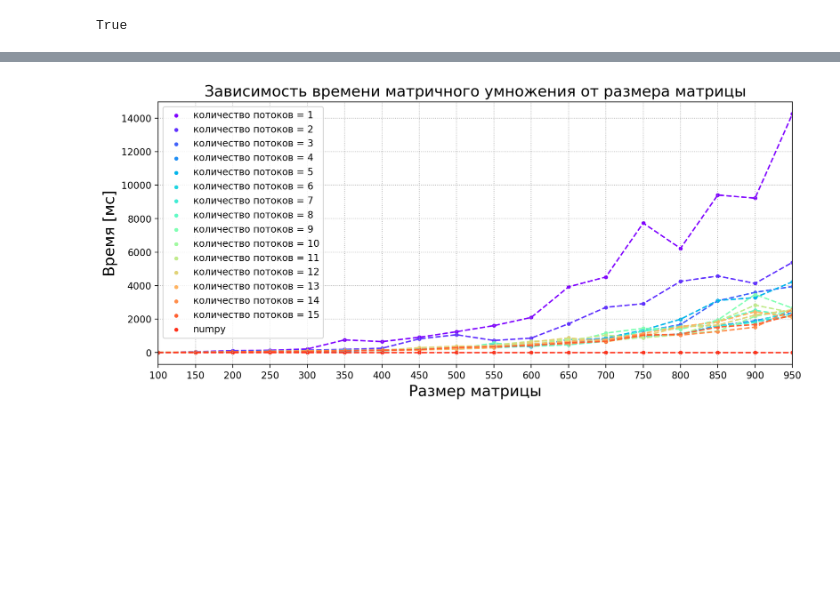
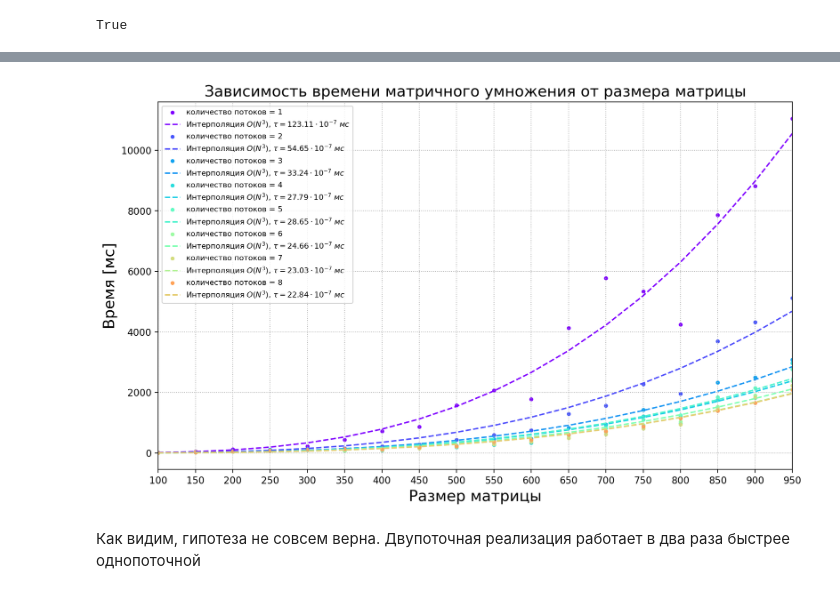
Before and after one commit to ShmakovVladimir/CplusplusHOMEWORK, a Jupyter notebook: lesson_2_7/main.ipynb, the cells around one changed output, grey strips where cells are left out. Saved outputs shown, nothing was run; the diff lists cells and outputs as text; code cells hidden in the pictures; blank space fills up the shorter version.

```diff
--- a/lesson_2_7/main.ipynb
+++ b/lesson_2_7/main.ipynb
@@ -103,12 +176,9 @@ execute(a_shape, b_shape)
 check_truth()
 # %% [output]
 True
-# %%
-mat_mul_test_str = 'c_numpy = a @ b'
-c_numpy = 0
 # %%
 size_values = np.arange(100, 1000, 50)
-thread_num_values = np.arange(15) + 1
+thread_num_values = np.arange(8) + 1
 time_different_threads_num = {th: [] for th in thread_num_values}
 time_different_threads_num['numpy'] = []
 for thread_num in thread_num_values:
@@ -125,0 +234,7 @@ for thread_num in thread_num_values:
+# %%
+def func_interp(x, o_time):
+    return o_time * np.power(x, 3)
+# %%
+interp_time_args = {thread_num: curve_fit(func_interp, size_values, time_different_threads_num[thread_num])[0][0]
+                    for thread_num in list(thread_num_values) + ['numpy']}
+interp_time_args
@@ -126,27 +251,34 @@ for thread_num in thread_num_values:
 # %%
-plt.figure(figsize = (12, 5), dpi = 200)
+plt.figure(figsize = (12, 7), dpi = 200)
 
 for ind, (name, data) in enumerate(time_different_threads_num.items()):
     label = str(name)
     if name != 'numpy':
         label = f'количество потоков = {name}'
 
-    plt.plot(size_values,
-             data,
-             color = cm.rainbow(ind / len(time_different_threads_num)),
-             linestyle = '--')
-    plt.scatter(size_values,
-                data,
-                label = label,
-                color = cm.rainbow(ind / len(time_different_threads_num)),
-                s = 10)
+    if name != 'numpy':
+        color = cm.rainbow(ind / (1 + len(time_different_threads_num)))
+        plt.scatter(size_values,
+                    data,
+                    label = label,
+                    color = cm.rainbow(ind / len(time_different_threads_num)),
+                    s = 10)
+        plt.plot(size_values,
+                func_interp(size_values, interp_time_args[name]),
+                linestyle = '--',
+                color = color,
+                label = r'Интерполяция $O(N^{3})$, $\tau = ' + \
+                        f"{np.power(10, 7) * interp_time_args[name]:.2f}" + \
+                        "\cdot 10^{-7} \ мс$")
 
-plt.legend()
+plt.legend(loc = 'upper left', fontsize = 8)
 plt.title("Зависимость времени матричного умножения от размера матрицы", fontsize = 16)
 plt.ylabel("Время [мс]", fontsize = 16)
 plt.xlabel("Размер матрицы", fontsize = 16)
 plt.xticks(np.arange(100, 1000, 50))
 plt.xlim(100, 950)
 plt.grid(ls = ':');
 # %% [output]
-[figure, old version]
+[figure, new version]
+# %% [markdown]
+Как видим, гипотеза не совсем верна. Двупоточная реализация работает в два раза быстрее однопоточной
```
Also changed, not shown: parts of 13 cells of this notebook, 11 other files.
